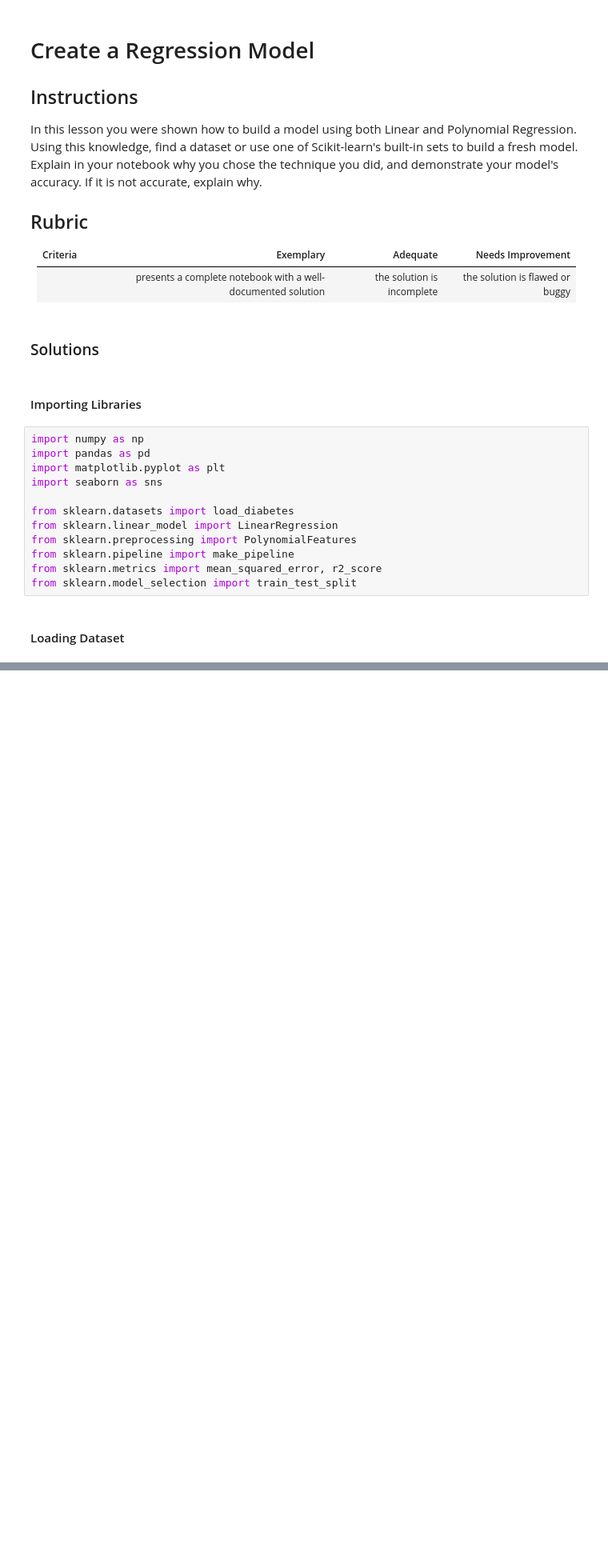
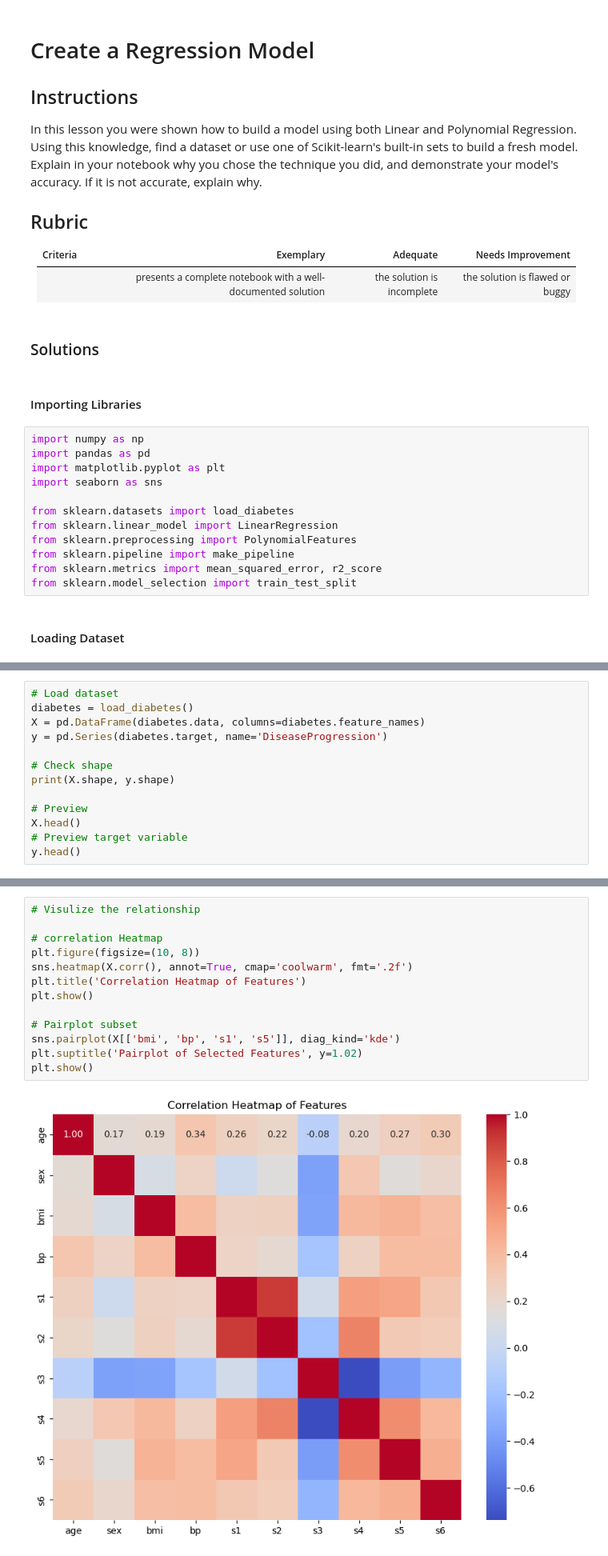
Before and after one commit to uzakariyya/Cohort-3.0-Machine-Learning-Assignments, a Jupyter notebook: Linear Regression/Linear.ipynb, the cells around one changed output, grey strips where cells are left out. Shown at 80% size. Cells and saved outputs as stored; diff of their text form; blank space fills up the shorter version.

```diff
--- a/Linear Regression/Linear.ipynb
+++ b/Linear Regression/Linear.ipynb
@@ -119,0 +153,13 @@ X_train, X_test, y_train, y_test = train_test_split(X.values.reshape(-1, 1), y,
+# %%
+# Load dataset
+diabetes = load_diabetes()
+X = pd.DataFrame(diabetes.data, columns=diabetes.feature_names)
+y = pd.Series(diabetes.target, name='DiseaseProgression')
+
+# Check shape
+print(X.shape, y.shape)
+
+# Preview
+X.head()
+# Preview target variable
+y.head()
@@ -119,0 +174,15 @@ X_train, X_test, y_train, y_test = train_test_split(X.values.reshape(-1, 1), y,
+# %%
+# Visulize the relationship
+
+# correlation Heatmap
+plt.figure(figsize=(10, 8))
+sns.heatmap(X.corr(), annot=True, cmap='coolwarm', fmt='.2f')
+plt.title('Correlation Heatmap of Features')
+plt.show()
+
+# Pairplot subset
+sns.pairplot(X[['bmi', 'bp', 's1', 's5']], diag_kind='kde')
+plt.suptitle('Pairplot of Selected Features', y=1.02)
+plt.show()
+# %% [output]
+[figure, added]
```
Also changed, not shown: parts of 23 cells of this notebook.
